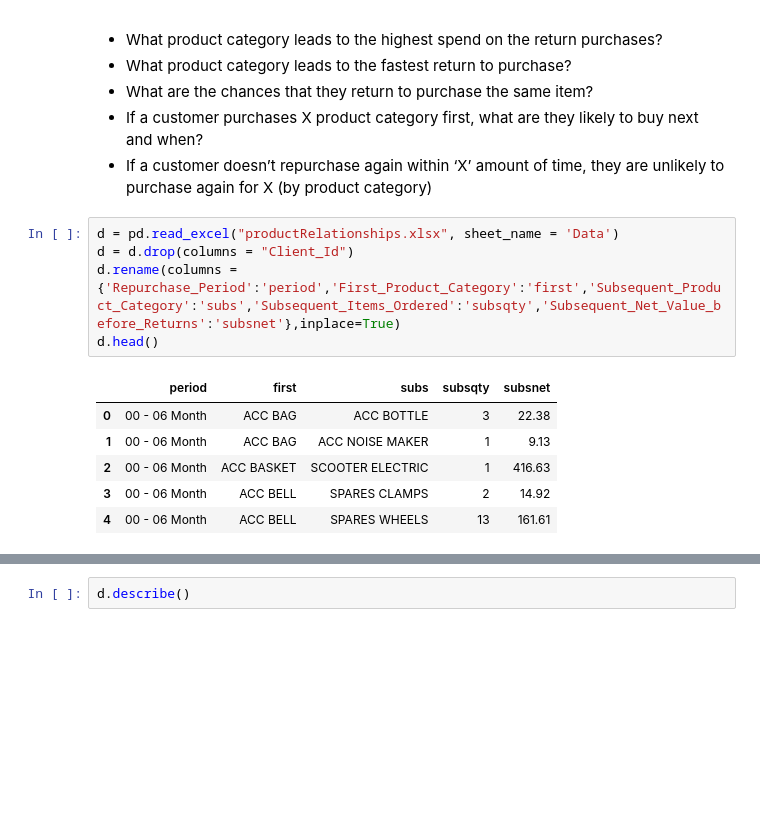
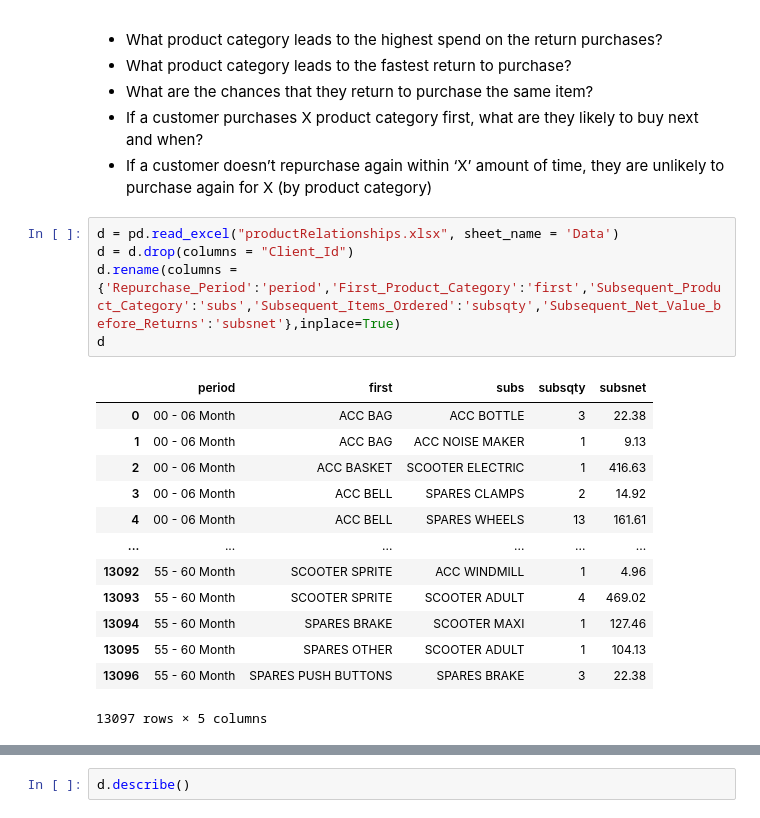
Before and after one commit to maxcwalker/documents, a Jupyter notebook: jupyter/productRelationships/relationshipAnalysis.ipynb, the cells around one changed output, grey strips where cells are left out. Saved outputs shown, nothing was run; the diff lists cells and outputs as text; blank space fills up the shorter version.

```diff
--- a/jupyter/productRelationships/relationshipAnalysis.ipynb
+++ b/jupyter/productRelationships/relationshipAnalysis.ipynb
@@ -17,12 +18,19 @@ The questions to answer with this data are:
 # %%
 d = pd.read_excel("productRelationships.xlsx", sheet_name = 'Data')
 d = d.drop(columns = "Client_Id")
 d.rename(columns = {'Repurchase_Period':'period','First_Product_Category':'first','Subsequent_Product_Category':'subs','Subsequent_Items_Ordered':'subsqty','Subsequent_Net_Value_before_Returns':'subsnet'},inplace=True)
-d.head()
+d
 # %% [output]
 |  | period | first | subs | subsqty | subsnet |
 | 0 | 00 - 06 Month | ACC BAG | ACC BOTTLE | 3 | 22.38 |
 | 1 | 00 - 06 Month | ACC BAG | ACC NOISE MAKER | 1 | 9.13 |
 | 2 | 00 - 06 Month | ACC BASKET | SCOOTER ELECTRIC | 1 | 416.63 |
 | 3 | 00 - 06 Month | ACC BELL | SPARES CLAMPS | 2 | 14.92 |
 | 4 | 00 - 06 Month | ACC BELL | SPARES WHEELS | 13 | 161.61 |
+| ... | ... | ... | ... | ... | ... |
+| 13092 | 55 - 60 Month | SCOOTER SPRITE | ACC WINDMILL | 1 | 4.96 |
+| 13093 | 55 - 60 Month | SCOOTER SPRITE | SCOOTER ADULT | 4 | 469.02 |
+| 13094 | 55 - 60 Month | SPARES BRAKE | SCOOTER MAXI | 1 | 127.46 |
+| 13095 | 55 - 60 Month | SPARES OTHER | SCOOTER ADULT | 1 | 104.13 |
+| 13096 | 55 - 60 Month | SPARES PUSH BUTTONS | SPARES BRAKE | 3 | 22.38 |
+13097 rows × 5 columns
```
Also changed, not shown: parts of 18 cells of this notebook, 3 other files.
